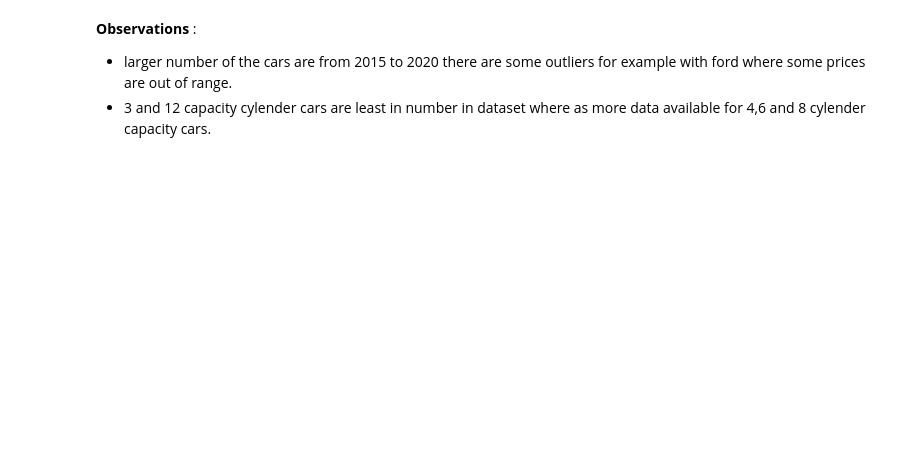
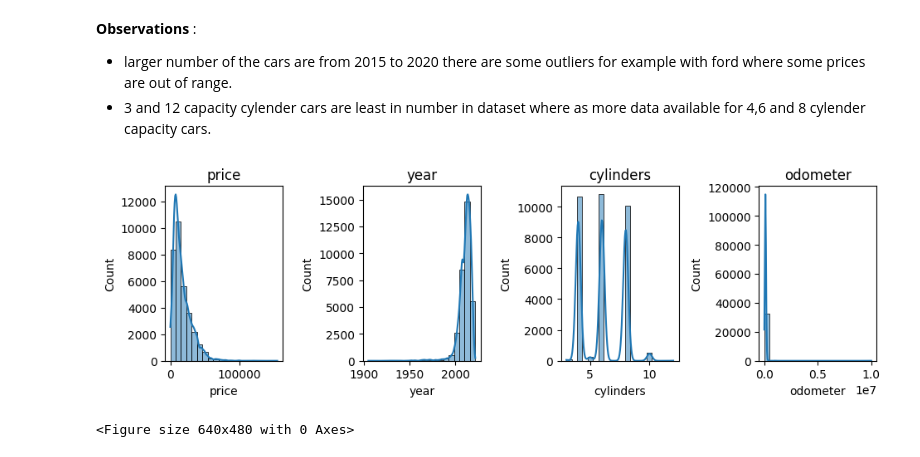
Before and after one commit to hemantborse/Practical-Application---Car-Pricing, a Jupyter notebook: Car_price.ipynb, the cells around one changed output. Drawn from its saved outputs; the diff is of its cells as text; code cells hidden in the pictures; blank space fills up the shorter version.

```diff
--- a/Car_price.ipynb
+++ b/Car_price.ipynb
@@ -210,3 +201,18 @@ px.line(filtered_auto12, x='year', y='price',color='manufacturer')
 
 *   larger number of the cars are from 2015 to 2020 there are some outliers for example with ford where some prices are out of range.
 *   3 and 12 capacity cylender cars are least in number in dataset where as more data available for 4,6 and 8 cylender capacity cars.
+# %%
+# Distribution of Numerical Features
+numerical_features = ['price','year','cylinders',	'odometer']
+
+plt.figure(figsize=(12, 8))
+for feature in numerical_features:
+    plt.subplot(3, 5, numerical_features.index(feature) + 1)
+    sns.histplot(data=auto_no_all_zero_rows[feature], bins=20, kde=True)
+    plt.title(feature)
+plt.tight_layout()
+plt.show()
+plt.savefig('images/Distribution_of_Numerical_Features.png')
+# %% [output]
+[figure, added]
+<Figure size 640x480 with 0 Axes>
```
Also changed, not shown: parts of 8 cells of this notebook.
